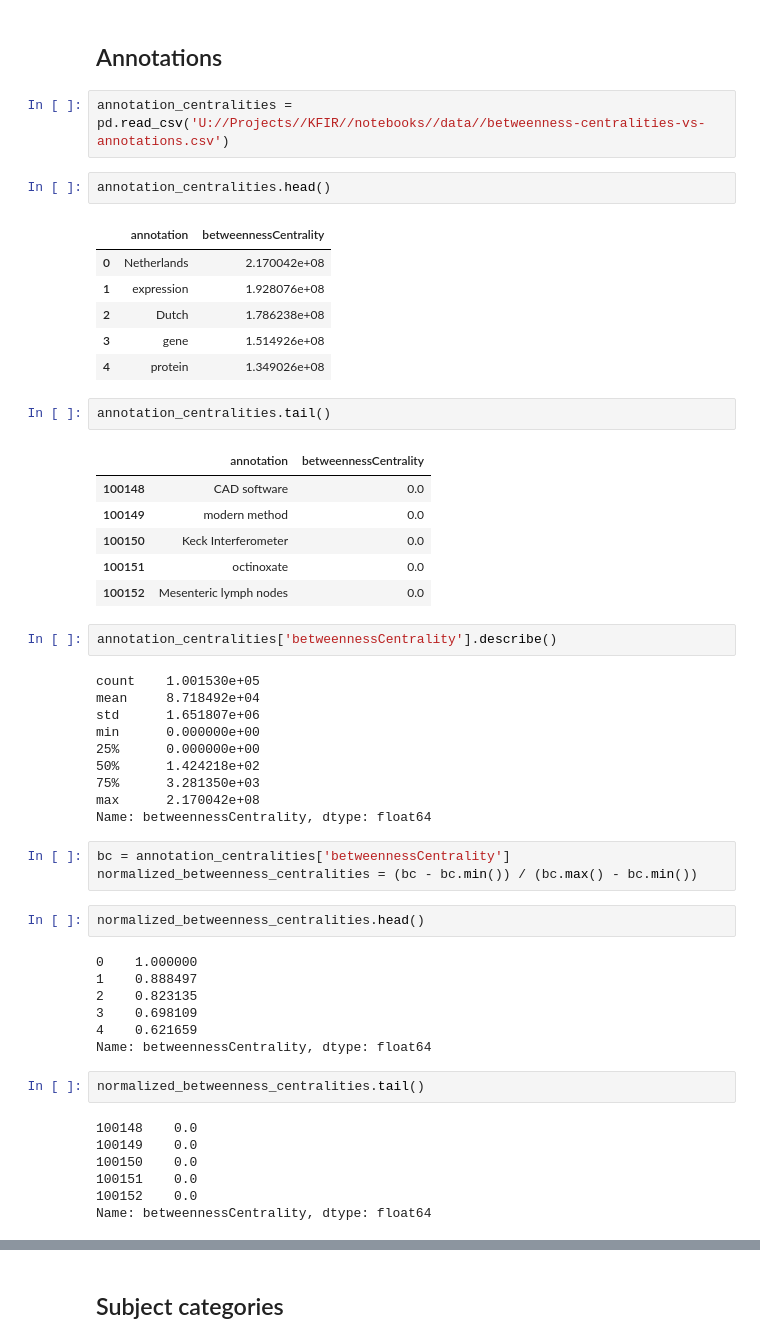
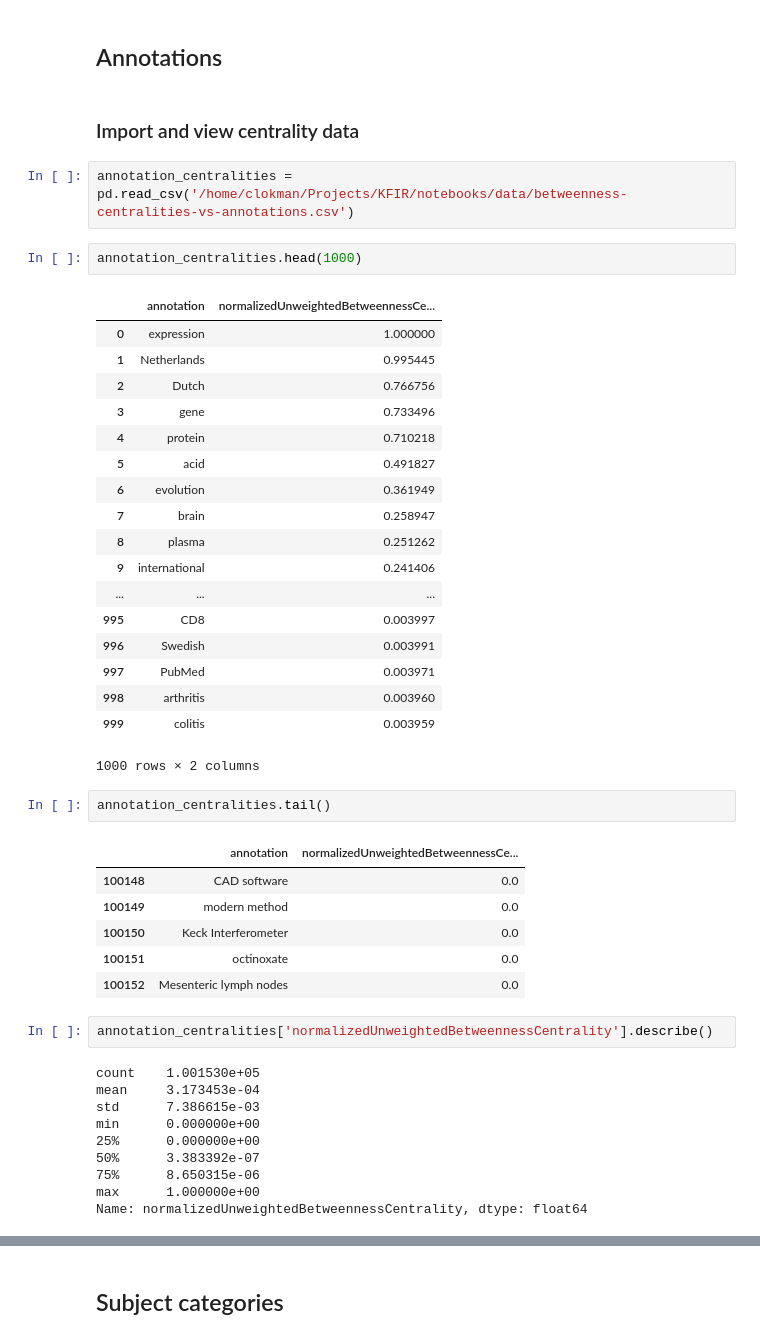
Before and after one commit to clokman/KFIR, a Jupyter notebook: notebooks/Graph-analysis.ipynb, the cells around one changed output, grey strips where cells are left out. Cells and saved outputs as stored; diff of their text form.

Commit message:
Notebooks updated with visualization sections and graph analysis. Further CSV files from Neo4j added for graph analysis.

```diff
--- a/notebooks/Graph-analysis.ipynb
+++ b/notebooks/Graph-analysis.ipynb
@@ -574,55 +727,48 @@ ax = df.plot.bar(x='labels', y='values', rot=0)
 # %% [markdown]
 ## Annotations
+# %% [markdown]
+### Import and view centrality data
 # %%
-annotation_centralities = pd.read_csv('U://Projects//KFIR//notebooks//data//betweenness-centralities-vs-annotations.csv')
+annotation_centralities = pd.read_csv('/home/clokman/Projects/KFIR/notebooks/data/betweenness-centralities-vs-annotations.csv')
 # %%
-annotation_centralities.head()
+annotation_centralities.head(1000)
 # %% [output]
-|  | annotation | betweennessCentrality |
-| 0 | Netherlands | 2.170042e+08 |
-| 1 | expression | 1.928076e+08 |
-| 2 | Dutch | 1.786238e+08 |
-| 3 | gene | 1.514926e+08 |
-| 4 | protein | 1.349026e+08 |
+|  | annotation | normalizedUnweightedBetweennessCe... |
+| 0 | expression | 1.000000 |
+| 1 | Netherlands | 0.995445 |
+| 2 | Dutch | 0.766756 |
+| 3 | gene | 0.733496 |
+| 4 | protein | 0.710218 |
+| 5 | acid | 0.491827 |
+| 6 | evolution | 0.361949 |
+| 7 | brain | 0.258947 |
+| 8 | plasma | 0.251262 |
+| 9 | international | 0.241406 |
+| ... | ... | ... |
+| 995 | CD8 | 0.003997 |
+| 996 | Swedish | 0.003991 |
+| 997 | PubMed | 0.003971 |
+| 998 | arthritis | 0.003960 |
+| 999 | colitis | 0.003959 |
+1000 rows × 2 columns
 # %%
 annotation_centralities.tail()
 # %% [output]
-|  | annotation | betweennessCentrality |
+|  | annotation | normalizedUnweightedBetweennessCe... |
 | 100148 | CAD software | 0.0 |
 | 100149 | modern method | 0.0 |
 | 100150 | Keck Interferometer | 0.0 |
 | 100151 | octinoxate | 0.0 |
 | 100152 | Mesenteric lymph nodes | 0.0 |
 # %%
-annotation_centralities['betweennessCentrality'].describe()
+annotation_centralities['normalizedUnweightedBetweennessCentrality'].describe()
 # %% [output]
 count    1.001530e+05
-mean     8.718492e+04
-std      1.651807e+06
+mean     3.173453e-04
+std      7.386615e-03
 min      0.000000e+00
 25%      0.000000e+00
-50%      1.424218e+02
-75%      3.281350e+03
-max      2.170042e+08
-Name: betweennessCentrality, dtype: float64
+50%      3.383392e-07
+75%      8.650315e-06
+max      1.000000e+00
+Name: normalizedUnweightedBetweennessCentrality, dtype: float64
-# %%
-bc = annotation_centralities['betweennessCentrality']
-normalized_betweenness_centralities = (bc - bc.min()) / (bc.max() - bc.min())
-# %%
-normalized_betweenness_centralities.head()
-# %% [output]
-0    1.000000
-1    0.888497
-2    0.823135
-3    0.698109
-4    0.621659
-Name: betweennessCentrality, dtype: float64
-# %%
-normalized_betweenness_centralities.tail()
-# %% [output]
-100148    0.0
-100149    0.0
-100150    0.0
-100151    0.0
-100152    0.0
-Name: betweennessCentrality, dtype: float64
```
Also changed, not shown: parts of 62 cells of this notebook, 6 other files.
